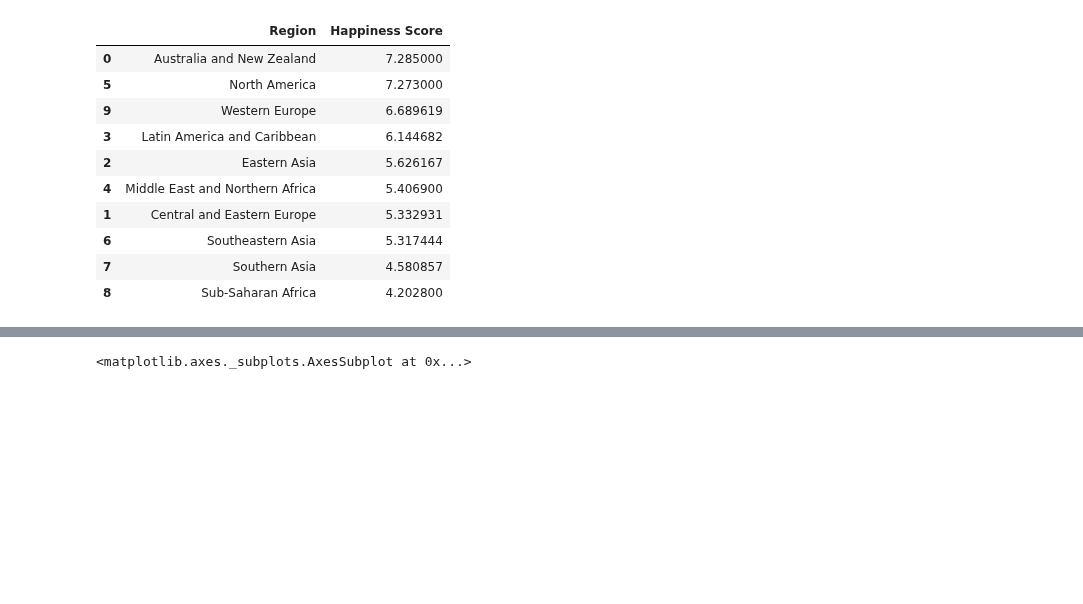
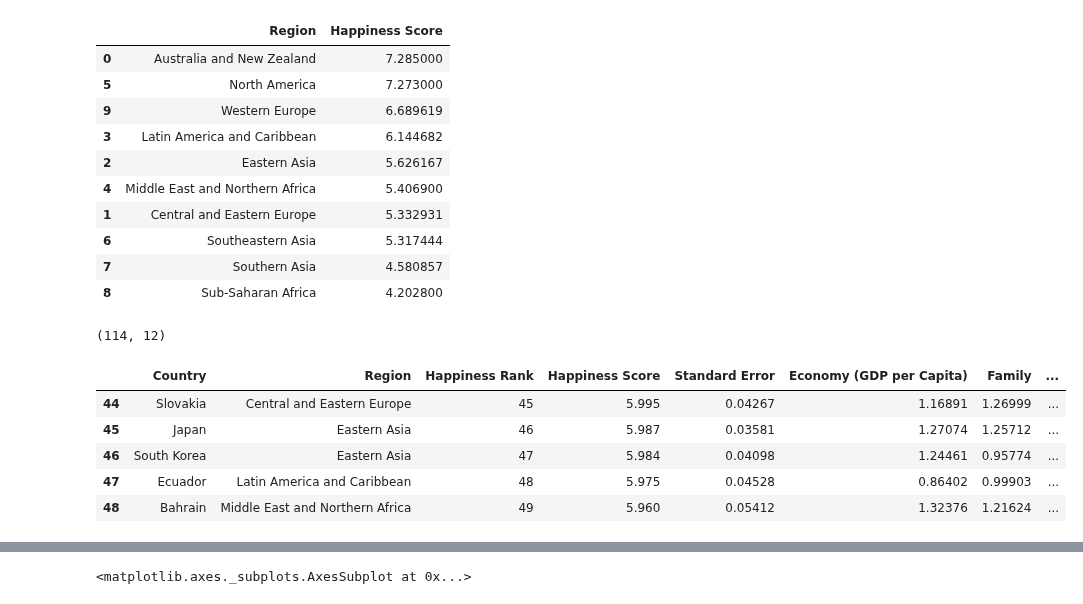
Before and after one commit to ipatel467/Happiness-Index, a Jupyter notebook: Index.ipynb, the cells around one changed output, grey strips where cells are left out. Drawn from its saved outputs; the diff is of its cells as text; code cells hidden in the pictures; blank space fills up the shorter version.

```diff
--- a/Index.ipynb
+++ b/Index.ipynb
@@ -324,0 +327,13 @@ df15_grouped_happ
+# %%
+less_hap.shape
+# %% [output]
+(114, 12)
+# %%
+less_hap.head()
+# %% [output]
+|  | Country | Region | Happiness Rank | Happiness Score | Standard Error | Economy (GDP per Capita) | Family | ... |
+| 44 | Slovakia | Central and Eastern Europe | 45 | 5.995 | 0.04267 | 1.16891 | 1.26999 | ... |
+| 45 | Japan | Eastern Asia | 46 | 5.987 | 0.03581 | 1.27074 | 1.25712 | ... |
+| 46 | South Korea | Eastern Asia | 47 | 5.984 | 0.04098 | 1.24461 | 0.95774 | ... |
+| 47 | Ecuador | Latin America and Caribbean | 48 | 5.975 | 0.04528 | 0.86402 | 0.99903 | ... |
+| 48 | Bahrain | Middle East and Northern Africa | 49 | 5.960 | 0.05412 | 1.32376 | 1.21624 | ... |
```
Also changed, not shown: parts of 4 cells of this notebook.
